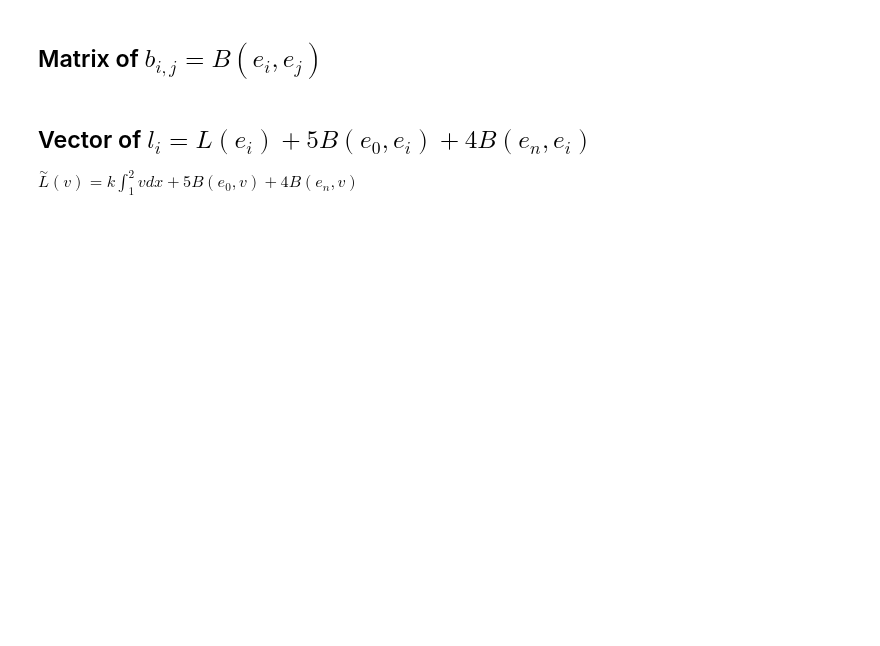
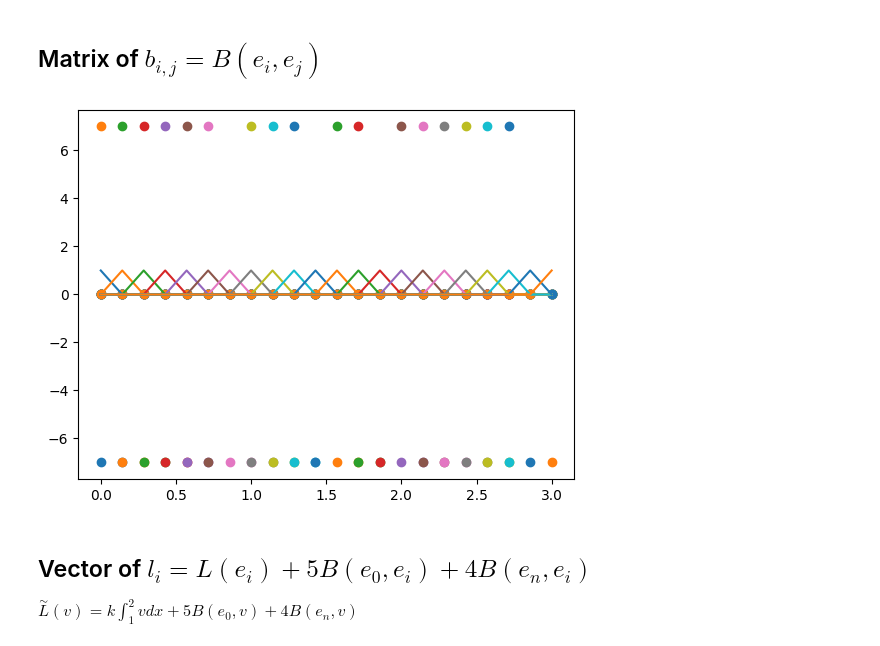
Before and after one commit to matzayonc/differential-equation, a Jupyter notebook: flow.ipynb, the cells around one changed output. Cells and saved outputs as stored; diff of their text form; code cells hidden in the pictures; blank space fills up the shorter version.

```diff
--- a/flow.ipynb
+++ b/flow.ipynb
@@ -33,7 +34,7 @@ $\stackrel{\sim}{L}(v) = k\int_1^2vdx +5B(e_0, v) + 4B(e_n, v)$
 # %% [markdown]
 ### Parametry obliczeń
 # %%
-N = 100 # liczba elementów
+N = 20 # liczba elementów
 left, right = 0.0, 3.0 # zakres
 m = 1000 # liczba punktów użyta podczas wyliczania całek
 # %% [markdown]
@@ -84,8 +85,8 @@ def de(center, w, first=False, last=False):
 # %% [markdown]
 ### B(u, v)
 # %%
-def b(up, vp, n, left=0, right=3):
-    xs = np.linspace(left, right, n)
+def b(up, vp, m, left=0, right=3):
+    xs = np.linspace(left, right, m)
     ys = np.array([up(x)*vp(x) for x in xs]).reshape(1, -1)[0]
 
     b = np.trapz(ys, x=xs)
@@ -121,3 +114,16 @@ B = [[b(dV[i], dV[j], m) for i in range(1, n+1)] for j in range(1, n+1)]
+# %%
+xs = np.linspace(0, 3, N + 2)
+dV = np.array([de(xs[i], w, i==0, i==n-1) for i in range(0, N+2)])
+V = np.array([e(xs[i], w, i==0, i==n-1) for i in range(0, N+2)])
+
+for i in range(n+2):
+    plt.plot(xs, [V[i](x) for x in xs ])
+    plt.scatter(xs, [dV[i](x) for x in xs ])
+plt.show()
+
+B = [[b(dV[i], dV[j], m) for i in range(1, n+1)] for j in range(1, n+1)]
+# %% [output]
+[figure, added]
 # %% [markdown]
 ## Vector of $l_i = L(e_i) + 5B(e_0, e_i) + 4B(e_n, e_i)$
 
```
Also changed, not shown: parts of 13 cells of this notebook, 9 other files.
